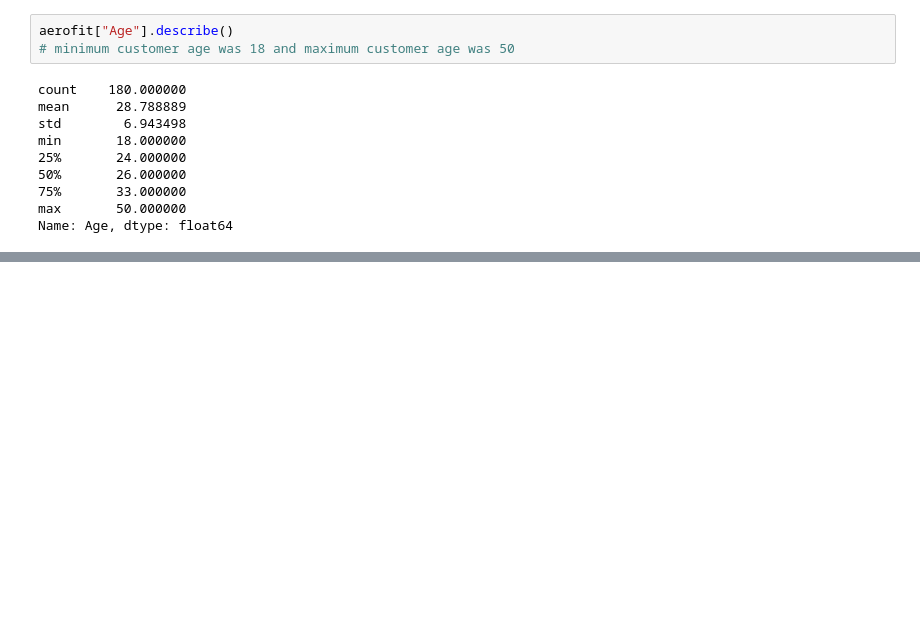
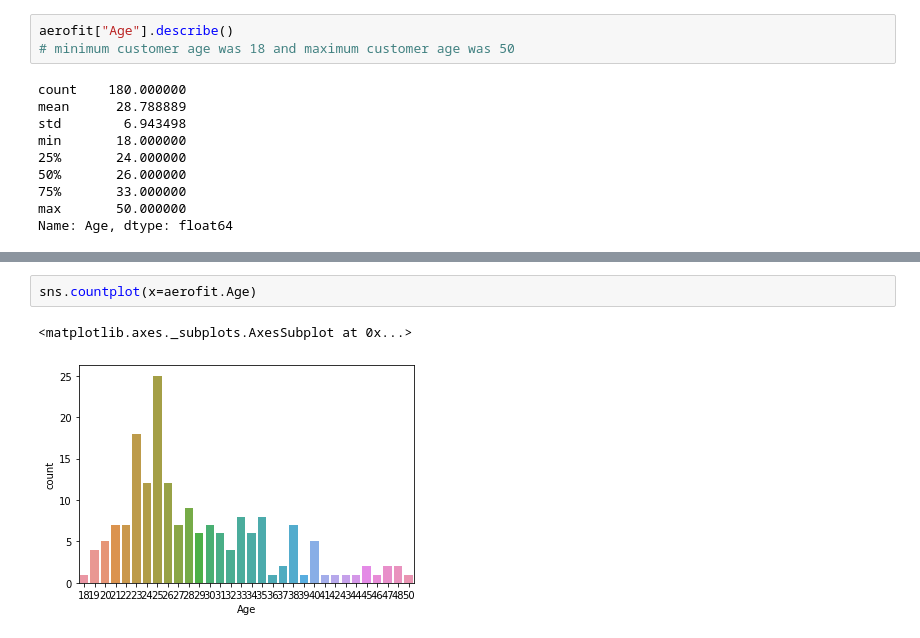
Before and after one commit to debadattasarangi/ML, a Jupyter notebook: Aerofit.ipynb, the cells around one changed output, grey strips where cells are left out. Drawn from its saved outputs; the diff is of its cells as text; blank space fills up the shorter version.

```diff
--- a/Aerofit.ipynb
+++ b/Aerofit.ipynb
@@ -239,0 +241,5 @@ aerofit.groupby(["Product","MaritalStatus","Fitness","Income"]).count()
+# %%
+sns.countplot(x=aerofit.Age)
+# %% [output]
+<matplotlib.axes._subplots.AxesSubplot at 0x...>
+[figure, added]
```
Also changed, not shown: parts of 68 cells of this notebook.
